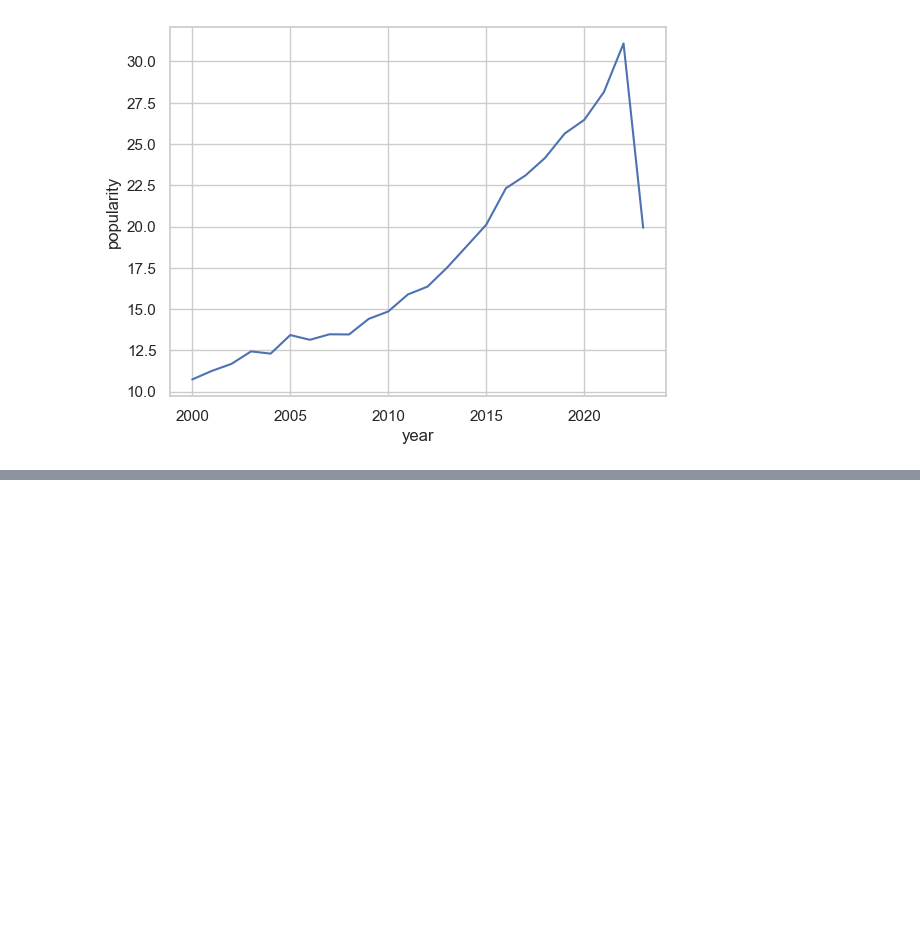
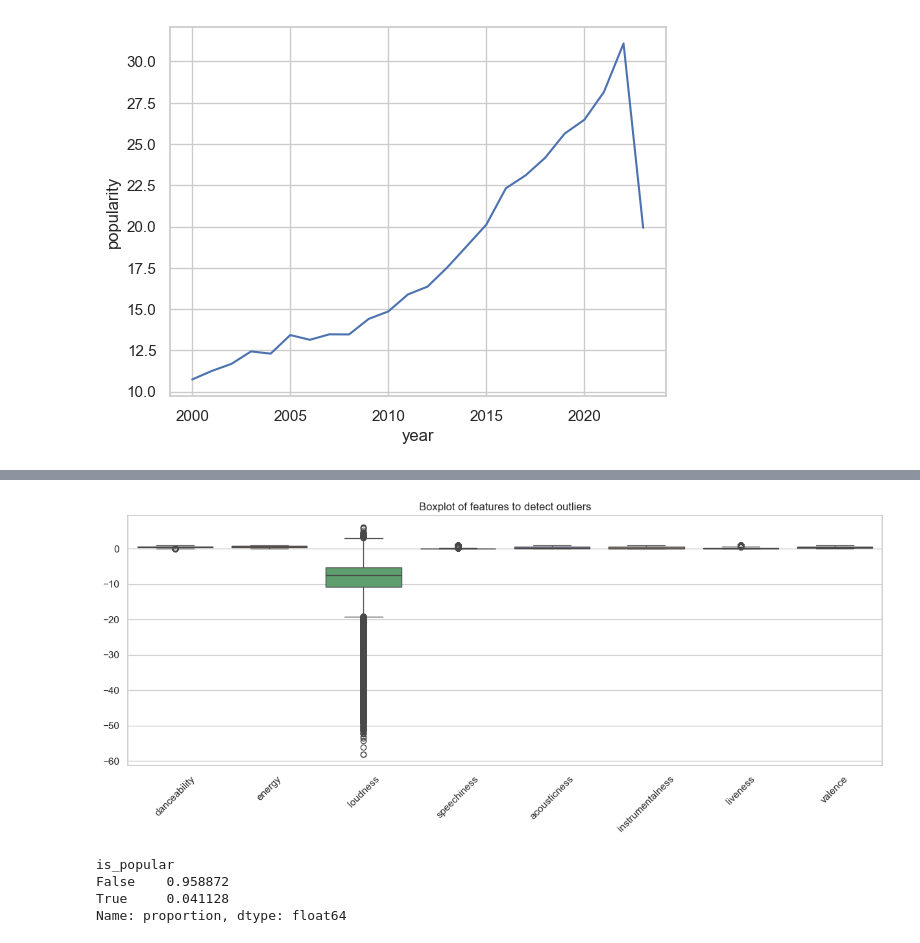
Before and after one commit to AdilkhanEEAIR/spotify_songs_research, a Jupyter notebook: notebooks/analysis.ipynb, the cells around one changed output, grey strips where cells are left out. Cells and saved outputs as stored; diff of their text form; code cells hidden in the pictures; blank space fills up the shorter version.

```diff
--- a/notebooks/analysis.ipynb
+++ b/notebooks/analysis.ipynb
@@ -382,0 +412,15 @@ sns.lineplot(data=df.groupby('year')['popularity'].mean().reset_index(),
+# %%
+plt.figure(figsize=(15,5))
+sns.boxplot(data=df[features])
+plt.xticks(rotation=45)
+plt.title("Boxplot of features to detect outliers")
+plt.show()
+# %% [output]
+[figure, added]
+# %%
+df['is_popular'].value_counts(normalize=True)
+# %% [output]
+is_popular
+False    0.958872
+True     0.041128
+Name: proportion, dtype: float64
```
Also changed, not shown: parts of 5 cells of this notebook.
